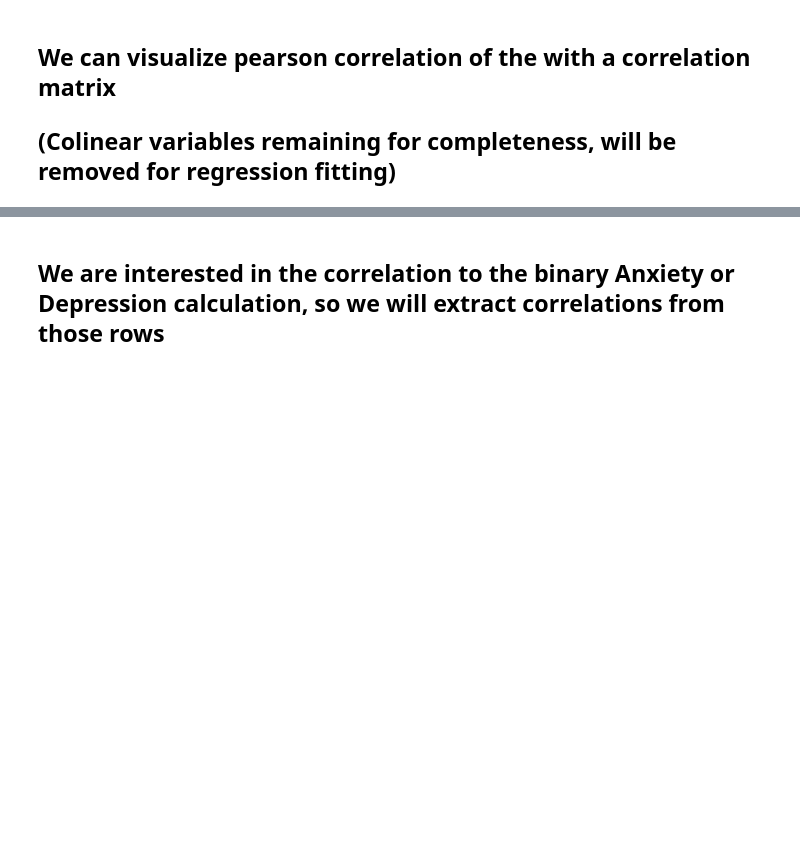
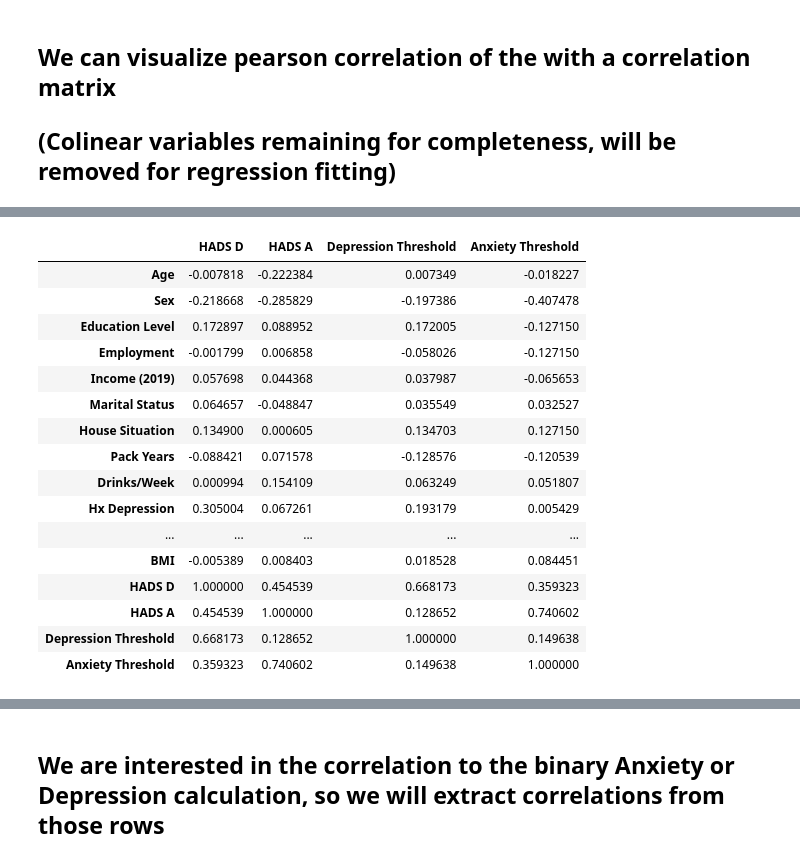
Before and after one commit to ricky-hu/wamida, a Jupyter notebook: stats.ipynb, the cells around one changed output, grey strips where cells are left out. Drawn from its saved outputs; the diff is of its cells as text; code cells hidden in the pictures; blank space fills up the shorter version.

```diff
--- a/stats.ipynb
+++ b/stats.ipynb
@@ -107,0 +129,21 @@ plt.show()
+# %%
+outMat = corrMatrix[['HADS D', 'HADS A', 'Depression Threshold', 'Anxiety Threshold']].copy()
+outMat
+# %% [output]
+|  | HADS D | HADS A | Depression Threshold | Anxiety Threshold |
+| Age | -0.007818 | -0.222384 | 0.007349 | -0.018227 |
+| Sex | -0.218668 | -0.285829 | -0.197386 | -0.407478 |
+| Education Level | 0.172897 | 0.088952 | 0.172005 | -0.127150 |
+| Employment | -0.001799 | 0.006858 | -0.058026 | -0.127150 |
+| Income (2019) | 0.057698 | 0.044368 | 0.037987 | -0.065653 |
+| Marital Status | 0.064657 | -0.048847 | 0.035549 | 0.032527 |
+| House Situation | 0.134900 | 0.000605 | 0.134703 | 0.127150 |
+| Pack Years | -0.088421 | 0.071578 | -0.128576 | -0.120539 |
+| Drinks/Week | 0.000994 | 0.154109 | 0.063249 | 0.051807 |
+| Hx Depression | 0.305004 | 0.067261 | 0.193179 | 0.005429 |
+| ... | ... | ... | ... | ... |
+| BMI | -0.005389 | 0.008403 | 0.018528 | 0.084451 |
+| HADS D | 1.000000 | 0.454539 | 0.668173 | 0.359323 |
+| HADS A | 0.454539 | 1.000000 | 0.128652 | 0.740602 |
+| Depression Threshold | 0.668173 | 0.128652 | 1.000000 | 0.149638 |
+| Anxiety Threshold | 0.359323 | 0.740602 | 0.149638 | 1.000000 |
```
Also changed, not shown: parts of 5 cells of this notebook.
